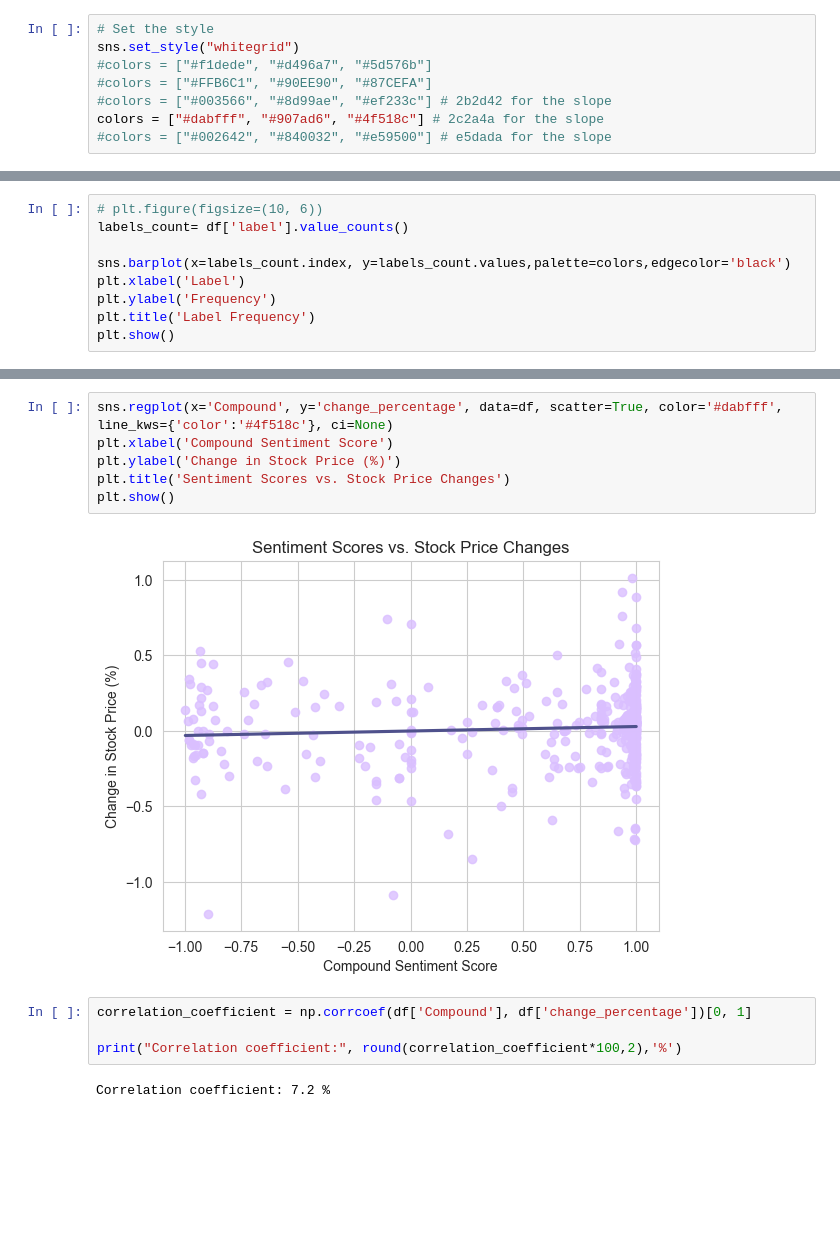
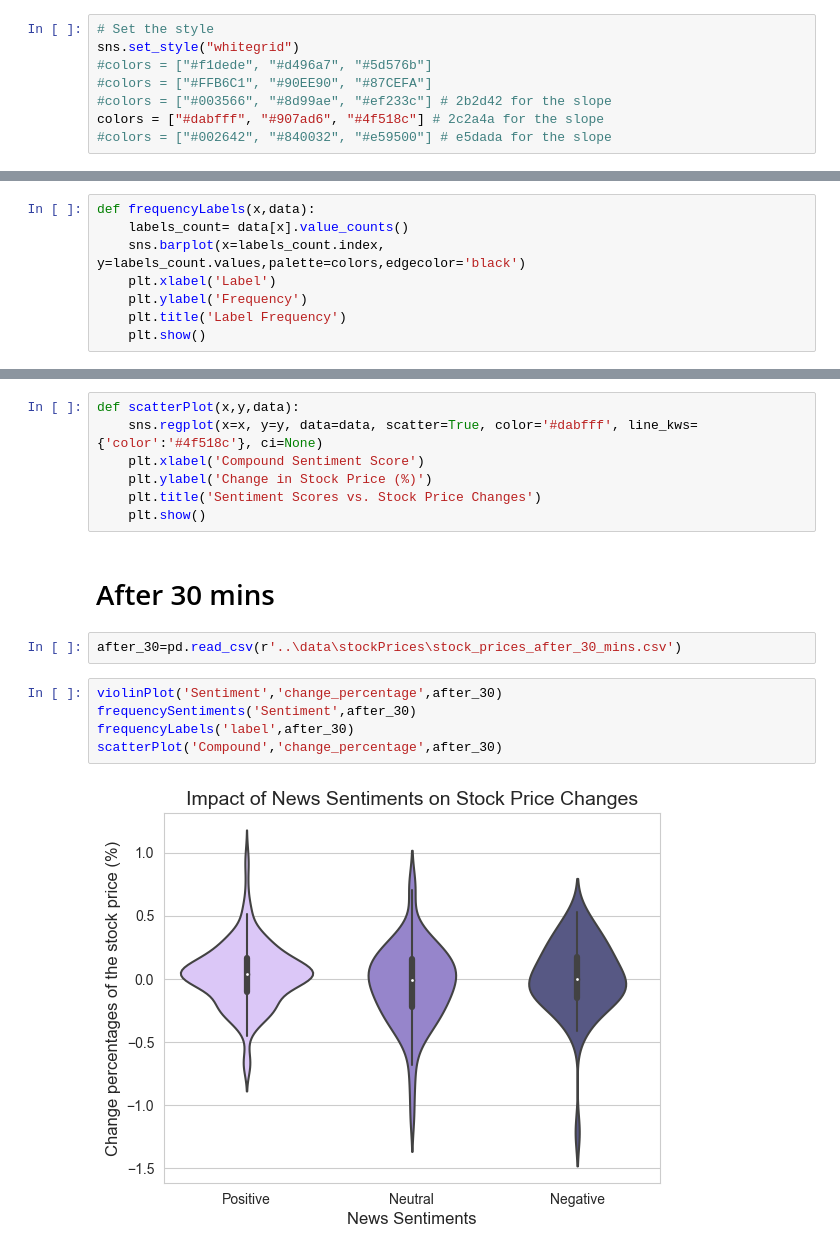
Before and after one commit to joudabihaidar/MarketMind, a Jupyter notebook: notebooks/visualizations.ipynb, the cells around one changed output, grey strips where cells are left out. Drawn from its saved outputs; the diff is of its cells as text; blank space fills up the shorter version.

Commit message:
organizing visualization

```diff
--- a/notebooks/visualizations.ipynb
+++ b/notebooks/visualizations.ipynb
@@ -57,9 +33,8 @@ plt.show()
 # %%
-# plt.figure(figsize=(10, 6))
-labels_count= df['label'].value_counts()
-
-sns.barplot(x=labels_count.index, y=labels_count.values,palette=colors,edgecolor='black')
-plt.xlabel('Label')
-plt.ylabel('Frequency')
-plt.title('Label Frequency')
-plt.show()
+def frequencyLabels(x,data):
+    labels_count= data[x].value_counts()
+    sns.barplot(x=labels_count.index, y=labels_count.values,palette=colors,edgecolor='black')
+    plt.xlabel('Label')
+    plt.ylabel('Frequency')
+    plt.title('Label Frequency')
+    plt.show()
@@ -68,14 +41,18 @@ plt.show()
 # %%
-sns.regplot(x='Compound', y='change_percentage', data=df, scatter=True, color='#dabfff', line_kws={'color':'#4f518c'}, ci=None)
-plt.xlabel('Compound Sentiment Score')
-plt.ylabel('Change in Stock Price (%)')
-plt.title('Sentiment Scores vs. Stock Price Changes')
-plt.show()
+def scatterPlot(x,y,data):
+    sns.regplot(x=x, y=y, data=data, scatter=True, color='#dabfff', line_kws={'color':'#4f518c'}, ci=None)
+    plt.xlabel('Compound Sentiment Score')
+    plt.ylabel('Change in Stock Price (%)')
+    plt.title('Sentiment Scores vs. Stock Price Changes')
+    plt.show()
-# %% [output]
-[figure, removed]
-# %%
-correlation_coefficient = np.corrcoef(df['Compound'], df['change_percentage'])[0, 1]
-
-print("Correlation coefficient:", round(correlation_coefficient*100,2),'%')
-# %% [output]
-Correlation coefficient: 7.2 %
+# %% [markdown]
+# After 30 mins
+# %%
+after_30=pd.read_csv(r'..\data\stockPrices\stock_prices_after_30_mins.csv')
+# %%
+violinPlot('Sentiment','change_percentage',after_30)
+frequencySentiments('Sentiment',after_30)
+frequencyLabels('label',after_30)
+scatterPlot('Compound','change_percentage',after_30)
+# %% [output]
+[figure, added]
```
Also changed, not shown: parts of 13 cells of this notebook, 3 other files.
